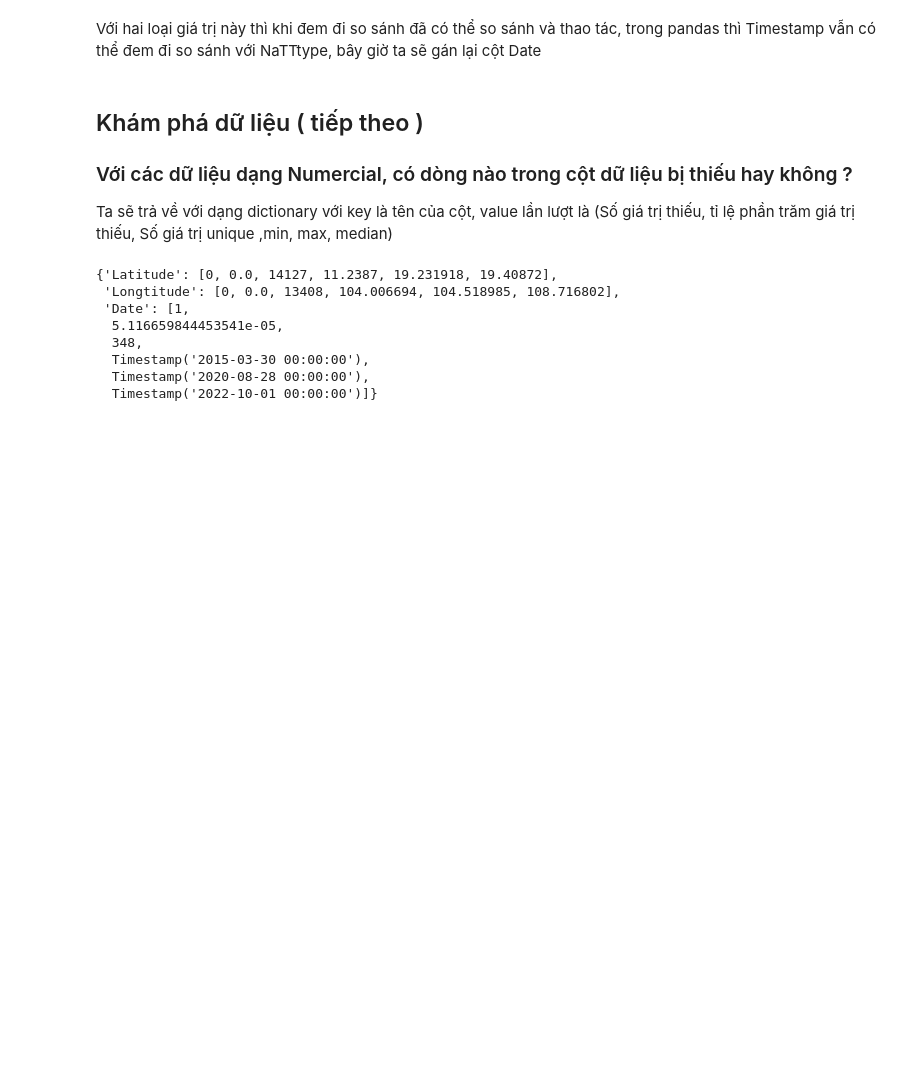
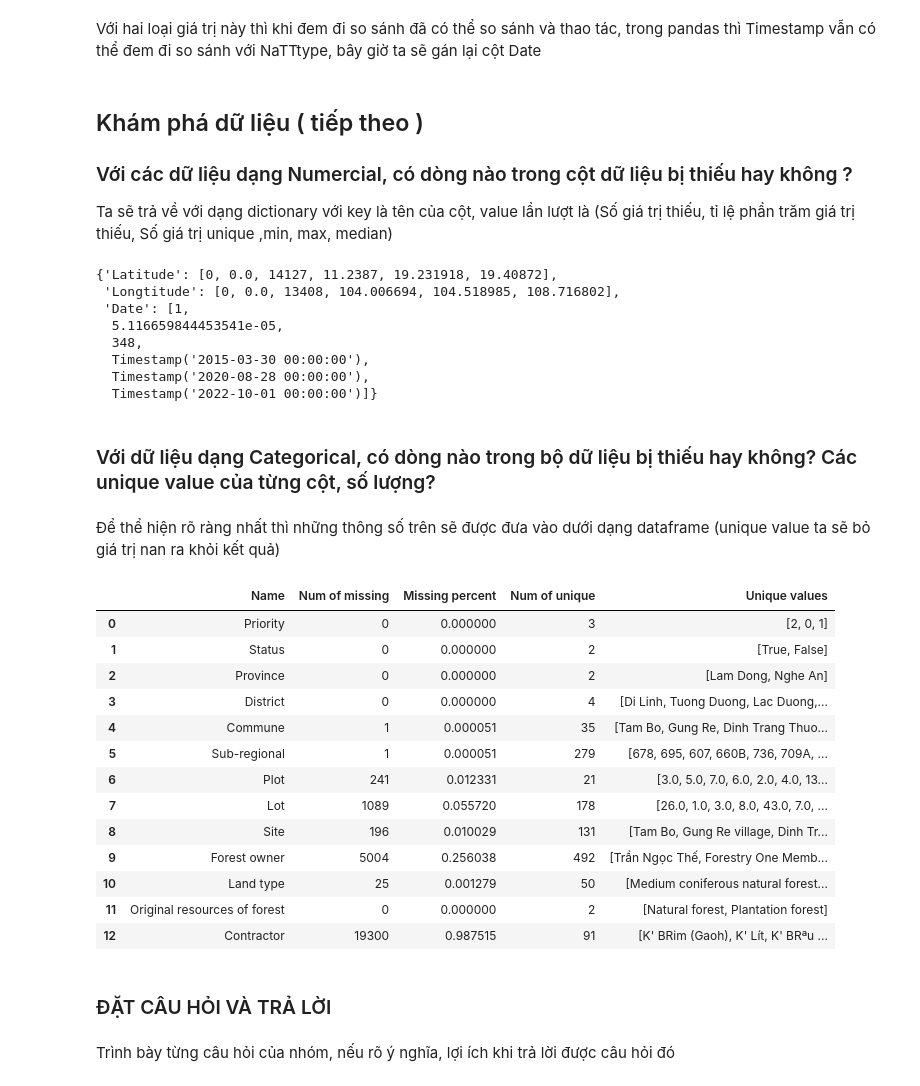
Before and after one commit to LNevaLie/Forest_Vietnam_Management_P4DS, a Jupyter notebook: Forest_Vietnam_Management.ipynb, the cells around one changed output. Saved outputs shown, nothing was run; the diff lists cells and outputs as text; code cells hidden in the pictures; blank space fills up the shorter version.

Commit message:
finish pre processing and exploring data

```diff
--- a/Forest_Vietnam_Management.ipynb
+++ b/Forest_Vietnam_Management.ipynb
@@ -369,3 +369,57 @@ numercial_profile
   Timestamp('2015-03-30 00:00:00'),
   Timestamp('2020-08-28 00:00:00'),
   Timestamp('2022-10-01 00:00:00')]}
+# %% [markdown]
+### Với dữ liệu dạng Categorical, có dòng nào trong bộ dữ liệu bị thiếu hay không? Các unique value của từng cột, số lượng? ###
+# %% [markdown]
+Để thể hiện rõ ràng nhất thì những thông số trên sẽ được đưa vào dưới dạng dataframe (unique value ta sẽ bỏ giá trị nan ra khỏi kết quả)
+# %%
+#Các cột dữ liệu dạng phân loại (Categorical)
+categorical_cols = ['Priority', 'Status', 'Province', 'District', 'Commune', 'Sub-regional', 'Plot', 'Lot',
+                    'Site', 'Forest owner', 'Land type', 'Original resources of forest', 'Contractor']
+# %%
+#Hàm lấy thông tin cần thiết của các cột categorical, trả về một series để tạo df
+def getProfileCategorical(col, df):
+    result = {}
+    result['Name'] = col
+    col_df = df[col] #Cột đang thực hiện tính toán
+    #Số giá trị thiếu
+    nan = df[col].isna().sum()
+    result['Num of missing'] = nan
+    #Tỉ lệ giá trị thiếu
+    size = len(col_df)
+    result['Missing percent'] = float(nan / size)
+    #Số lượng và các giá trị khác nhau
+    unique_values = col_df.dropna().unique()
+    result['Num of unique'] = len(unique_values)
+    result['Unique values'] = unique_values
+
+    return pd.Series(result)
+# %%
+lst = [] #Danh sách series tạo df
+
+for col in categorical_cols:
+    lst.append(getProfileCategorical(col, forest_df))
+
+categorical_df = pd.DataFrame(lst)
+
+categorical_df
+# %% [output]
+|  | Name | Num of missing | Missing percent | Num of unique | Unique values |
+| 0 | Priority | 0 | 0.000000 | 3 | [2, 0, 1] |
+| 1 | Status | 0 | 0.000000 | 2 | [True, False] |
+| 2 | Province | 0 | 0.000000 | 2 | [Lam Dong, Nghe An] |
+| 3 | District | 0 | 0.000000 | 4 | [Di Linh, Tuong Duong, Lac Duong,... |
+| 4 | Commune | 1 | 0.000051 | 35 | [Tam Bo, Gung Re, Dinh Trang Thuo... |
+| 5 | Sub-regional | 1 | 0.000051 | 279 | [678, 695, 607, 660B, 736, 709A, ... |
+| 6 | Plot | 241 | 0.012331 | 21 | [3.0, 5.0, 7.0, 6.0, 2.0, 4.0, 13... |
+| 7 | Lot | 1089 | 0.055720 | 178 | [26.0, 1.0, 3.0, 8.0, 43.0, 7.0, ... |
+| 8 | Site | 196 | 0.010029 | 131 | [Tam Bo, Gung Re village, Dinh Tr... |
+| 9 | Forest owner | 5004 | 0.256038 | 492 | [Trần Ngọc Thế, Forestry One Memb... |
+| 10 | Land type | 25 | 0.001279 | 50 | [Medium coniferous natural forest... |
+| 11 | Original resources of forest | 0 | 0.000000 | 2 | [Natural forest, Plantation forest] |
+| 12 | Contractor | 19300 | 0.987515 | 91 | [K' BRim (Gaoh), K' Lít, K' BRªu ... |
+# %% [markdown]
+### ĐẶT CÂU HỎI VÀ TRẢ LỜI ###
+# %% [markdown]
+Trình bày từng câu hỏi của nhóm, nếu rõ ý nghĩa, lợi ích khi trả lời được câu hỏi đó
```
